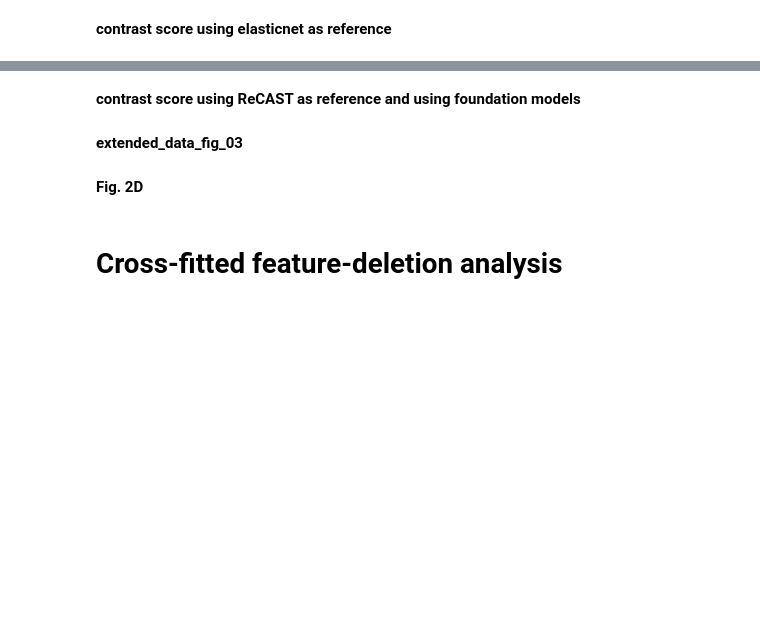
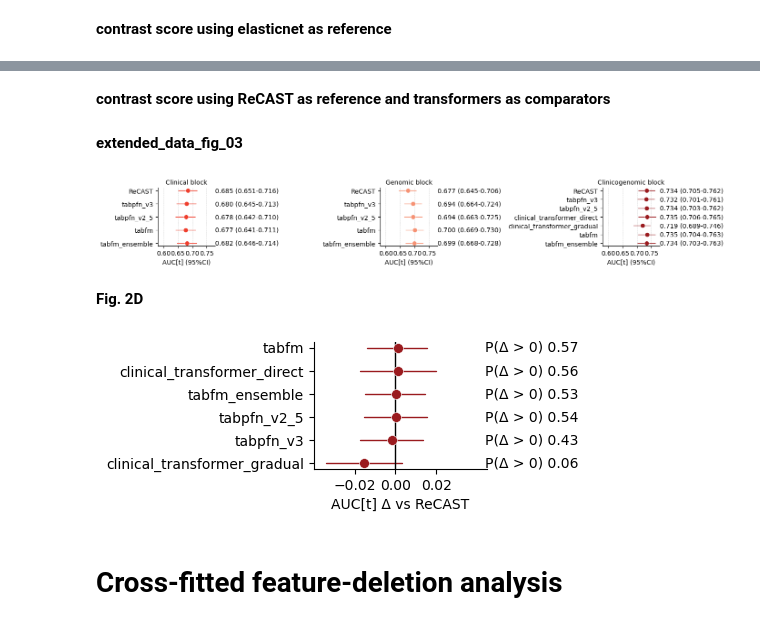
Before and after one commit to lboscolobielo/CDKPredict, a Jupyter notebook: code/model_benchmark.ipynb, the cells around one changed output, grey strips where cells are left out. Saved outputs shown, nothing was run; the diff lists cells and outputs as text; code cells hidden in the pictures; blank space fills up the shorter version.

```diff
--- a/code/model_benchmark.ipynb
+++ b/code/model_benchmark.ipynb
@@ -264,7 +264,7 @@ MODEL_NAMES = ['ReCAST', 'OncoCast', 'Elastic Net Cox', 'Lasso Cox', 'Random sur
 MODEL_NAMES = MODEL_NAMES + tabpfn_names + clinical_transformer_names + tabfm_names
 expected_columns = [
     f'{feature_set}__{model}'
-    for feature_set in X_feature_sets
+    for feature_set in ['clinical', 'genomic', 'clinicogenomic']
     for model in MODEL_NAMES
 ]
 # %% [markdown]
@@ -272,6 +272,22 @@ expected_columns = [
 # %%
 #clinical transformer has only clinicogenomic, remove clinical and genomic feature sets from expected columns
 expected_columns = [col for col in expected_columns if not col.startswith('clinical__clinical') and not col.startswith('genomic__clinical')]
+# %%
+#reload y_train and helper function y_forSurv
+def y_forSurv(data):
+    '''
+    Transform the y variable into the format required by sksurv
+    data ---> DataFrame containing 'Event' and 'Time' columns and IDs as index
+    return ---> y variable in the format required by sksurv
+    '''
+    from sksurv.util import Surv
+    return Surv.from_dataframe("Event", "Time", data.reset_index(drop=True))
+project_path = Path('/home/boscoll/Projects/cdk_predict')
+train_test_split = project_path / 'data/development_cohort/train_test_split/genomic_train_test_split_26Feb_2026'
+
+with open(train_test_split, 'rb') as f:
+    X_genomic, X_holdout_locked, y_development, y_holdout_locked = pickle.load(f)
+y_development = y_development.loc[X_genomic.index, ['Time', 'Event']].copy()
 # %%
 # point estimates for OOF predictions.
 y_reference = y_forSurv(y_development)
@@ -359,7 +375,7 @@ for metric in ['cindex', 'mean_auc_6_60']:
         if model == ref_model:
             continue
         delta = wide[model] - wide[ref_model]
-        for feature_set in X_feature_sets:
+        for feature_set in ['clinical', 'genomic', 'clinicogenomic']:
             values = delta.xs(feature_set, level='feature_set').dropna()
             paired_rows.append({
                 'feature_set': feature_set, 'model': model, 'reference': ref_model,
@@ -374,8 +390,9 @@ paired_deltas = pd.DataFrame(paired_rows)
 # %%
-#exclude tabpfn_names + clinical_transformer_names + tabfn_names
+X_feature_sets = ['clinicogenomic', 'clinical', 'genomic']
+#exclude tabpfn_names + clinical_transformer_names + tabfm_names
 feature_order = ['clinicogenomic', 'clinical', 'genomic']
 feature_labels = {
-    feature_set: f'{feature_set.capitalize()} — all {X_feature_sets[feature_set].shape[1]} features'
+    feature_set: f'{feature_set.capitalize()} — all {X_feature_sets.index(feature_set)} features'
     for feature_set in feature_order
 }
 
@@ -384,11 +401,11 @@ for sheet, metric, low, high, label in [
     ('C-index', 'cindex', 'cindex_low', 'cindex_high', 'C-index'),
     ('Mean AUC 6-60', 'mean_auc_6_60', 'mean_auc_low', 'mean_auc_high', 'Mean AUC[6–60]'),
 ]:
-    deltas = paired_deltas.query('metric == @metric and model not in @tabpfn_names and model not in @clinical_transformer_names and model not in @tabfn_names')[
+    deltas = paired_deltas.query('metric == @metric and model not in @tabpfn_names and model not in @clinical_transformer_names and model not in @tabfm_names')[
         ['feature_set', 'model', 'delta_mean', 'probability_positive']
     ]
 
-    table = summary.query('model not in @tabpfn_names and model not in @clinical_transformer_names and model not in @tabfn_names').merge(
+    table = summary.query('model not in @tabpfn_names and model not in @clinical_transformer_names and model not in @tabfm_names').merge(
         deltas,
         on=['feature_set', 'model'],
         how='left',
@@ -441,5 +498,5 @@ for sheet, metric, low, high, label in [
 # %% [markdown]
-**contrast score using ReCAST as reference and using foundation models**
+**contrast score using ReCAST as reference and transformers as comparators**
 # %%
 MODEL_NAMES_transformers = tabpfn_names + clinical_transformer_names + tabfm_names + ['ReCAST']
 ref_transformers = 'ReCAST'
@@ -558,40 +615,44 @@ plt.tight_layout()
 
 # plt.savefig('/home/boscoll/Projects/cdk_predict/results/images/paper_figures/models_benchmarks/auc_models.pdf')
 plt.show()
+# %% [output]
+[figure, added]
 # %% [markdown]
 **Fig. 2D**
 # %%
-#paired deltas with auc
-_, (ax1) = plt.subplots(ncols = 1, nrows= 1, figsize=(4.5, 2), sharex= True)
+#paired deltas with auc[t]
+_, (ax1) = plt.subplots(ncols = 1, nrows= 1, figsize=(5, 2), sharex= True)
 
 max = paired_deltas_transformers.query('metric == "mean_auc_6_60"').delta_high.max()
 
 #clinicogenomic block
 df_plot = paired_deltas_transformers.query('metric == "mean_auc_6_60" and feature_set == "clinicogenomic"')
 df_plot = df_plot.dropna()
 df_plot = df_plot.sort_values('delta_mean')
 ax1.set_xlim(-0.04, 0.045)
 for _, r in df_plot.iterrows():
     ax1.plot([r['delta_low'], r['delta_high']], [r['model'], r['model']],
             color='#9a1b1f', lw=1, solid_capstyle='round', zorder=2)
     ax1.scatter(r['delta_mean'], r['model'],
                    s=50, marker='o',
                    color= '#9a1b1f',
                    edgecolor='white', linewidth=0.4,
                    zorder=3)
 ax1.axvline(0, color='black', linestyle='-', lw=1)
 ax1.set_xticks([-0.02, 0, 0.02])
 for _, r in df_plot.iterrows():
     ax1.text(max, r['model'],
              f"P(Δ > 0) {r['probability_positive']:.2f}",
              va='center')
 ax1.set_title('', fontsize = 10)
-ax1.set_xlabel('(t)AUC Δ vs ReCAST')
+ax1.set_xlabel('AUC[t] Δ vs ReCAST')
 sns.despine()
 
 plt.tight_layout()
 # plt.savefig('/home/boscoll/Projects/cdk_predict/results/images/paper_figures/models_benchmarks/delta_models.pdf')
 plt.show()
+# %% [output]
+[figure, added]
 # %% [markdown]
 # Cross-fitted feature-deletion analysis
 # %%
```
Also changed, not shown: parts of 6 cells of this notebook, 4 other files.
